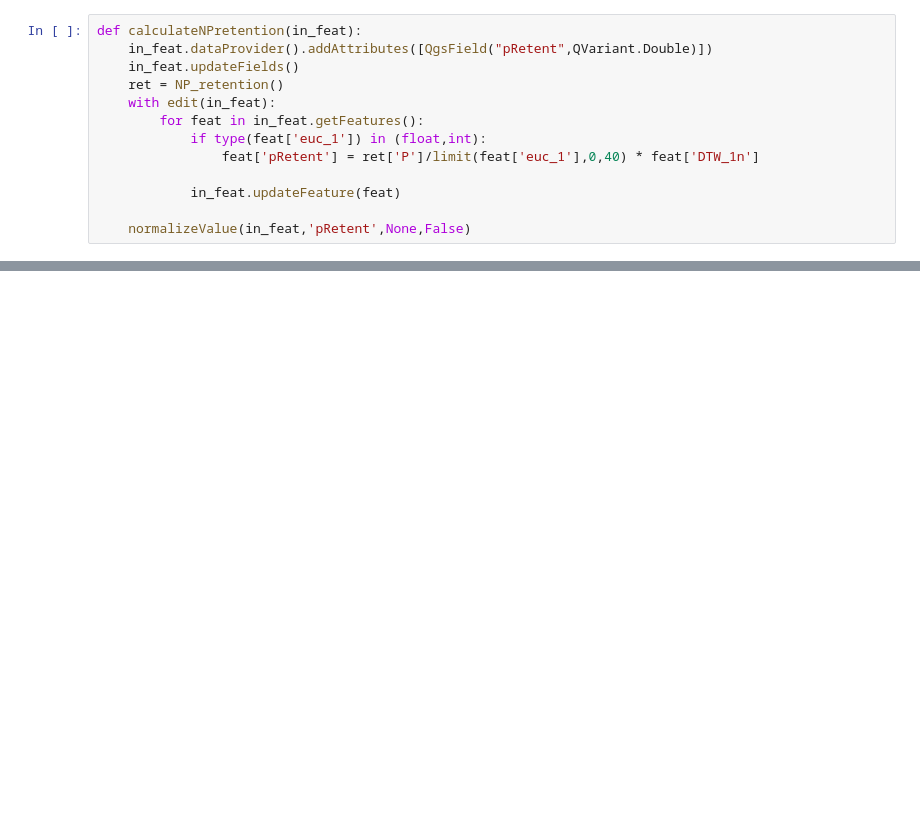
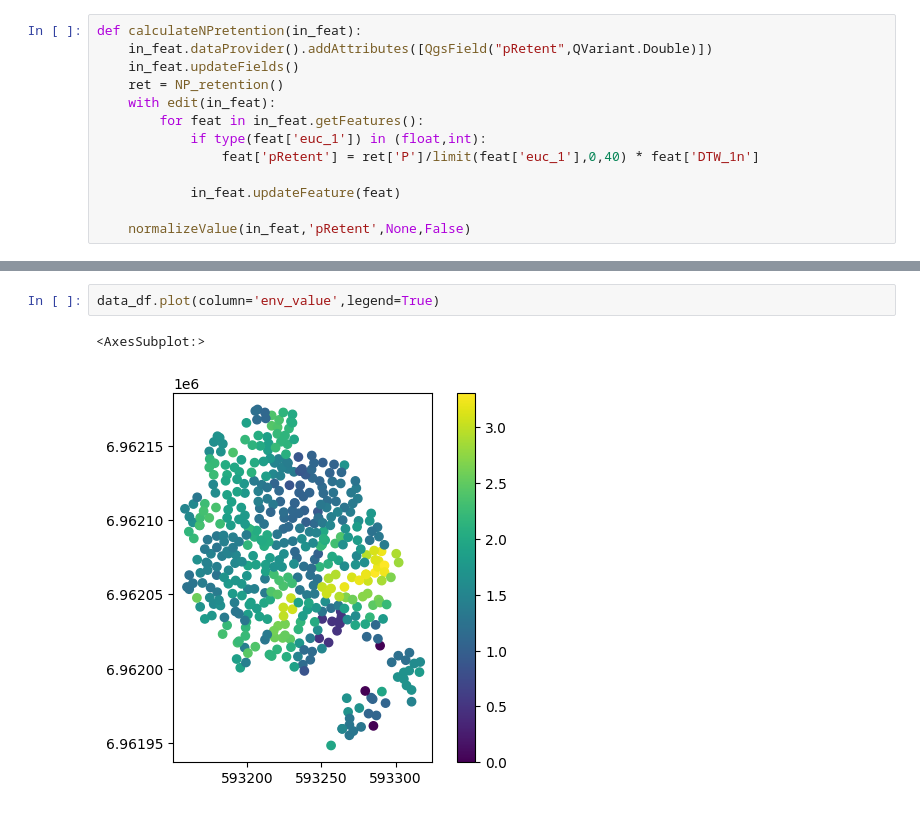
Before and after one commit to SuomenMetsakeskus/smk_tools, a Jupyter notebook: processing/smk_essmodels.ipynb, the cells around one changed output, grey strips where cells are left out. Cells and saved outputs as stored; diff of their text form; blank space fills up the shorter version.

```diff
--- a/processing/smk_essmodels.ipynb
+++ b/processing/smk_essmodels.ipynb
@@ -290,0 +313,5 @@ def calculateEnvValue(in_feat,weights):
+# %%
+data_df.plot(column='env_value',legend=True)
+# %% [output]
+<AxesSubplot:>
+[figure, added]
```
Also changed, not shown: parts of 12 cells of this notebook, 4 other files.
